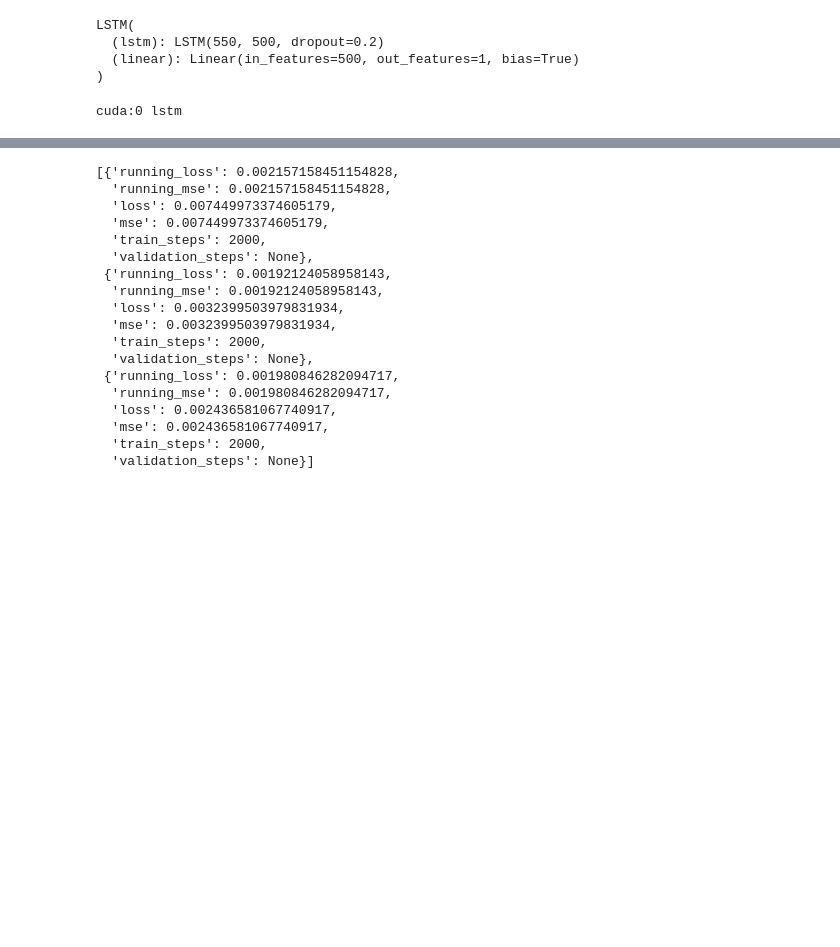
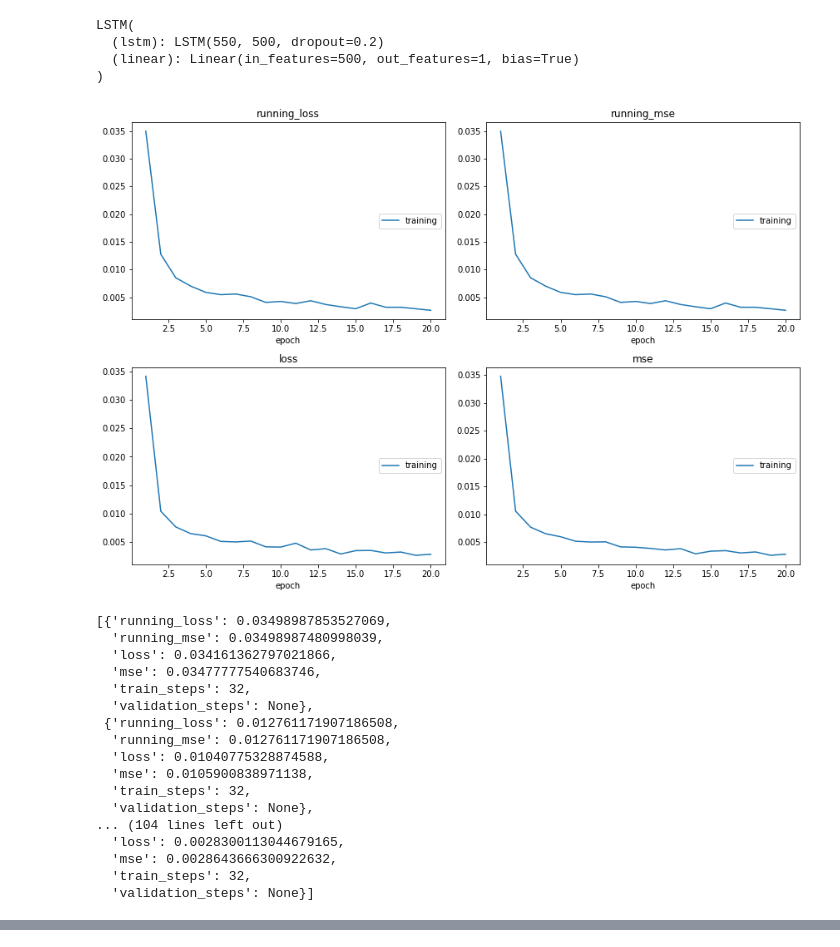
Before and after one commit to FrankWJW/MSc-dissertation, a Jupyter notebook: predictor.ipynb, the cells around one changed output, grey strips where cells are left out. Drawn from its saved outputs; the diff is of its cells as text; code cells hidden in the pictures; blank space fills up the shorter version.

```diff
--- a/predictor.ipynb
+++ b/predictor.ipynb
@@ -92,9 +92,9 @@ print(X.shape, y.shape)
 from train_test_split import utility_fun
 
 # decide to use which model
-flag = 'lstm'
+flag = '1dconv'
 # %%
-temp = utility_fun([X, y], len_of_trainset = 2000, time_interval = 50, batch_size=1)
+temp = utility_fun([X, y], len_of_trainset = 2000, time_interval = 50, batch_size=64)
 
 temp.norm('regressor')
 temp.sepera_time_step()
@@ -202,29 +202,50 @@ LSTM(
   (linear): Linear(in_features=500, out_features=1, bias=True)
 )
 # %%
+from torchbearer.callbacks import LiveLossPlot
+
 device = "cuda:0" if torch.cuda.is_available() else "cpu"
 print(device, flag)
 
 
 if flag == 'mlp':
     model = BaselineModel(50*11, 220, 1)
 if flag == '1dconv':
     model = Net()
 if flag == 'lstm':
     model = LSTM(lstm_input_size, h1, batch_size=num_train, output_dim=output_dim, num_layers=num_layers).to(device)
 
 
 # define the loss function and the optimiser
 loss_function = nn.MSELoss()
 
 #classification problem  we use bce loss
 # loss_function = nn.BCELoss()
 optimiser = optim.Adam(model.parameters())
+callbacks = [LiveLossPlot(skip_first=0, fig_path="livelossplot.png")]
 
-trial = Trial(model, optimiser, loss_function, metrics=['loss', 'accuracy']).to(device)
+
+trial = Trial(model, optimiser, loss_function, metrics=['loss', 'accuracy'], callbacks=callbacks).to(device)
 # trial.with_generators(trainloader, test_generator=validateData.view(len(validateData), -1))
 trial.with_generators(trainloader, test_generator=testloader)
-trial.run(epochs=3)
+trial.run(epochs=20)
 # results = trial.evaluate(data_key=torchbearer.TEST_DATA)
 # %% [output]
+[figure, added]
-cuda:0 lstm
+[{'running_loss': 0.03498987853527069,
+  'running_mse': 0.03498987480998039,
+  'loss': 0.034161362797021866,
+  'mse': 0.03477777540683746,
+  'train_steps': 32,
+  'validation_steps': None},
+ {'running_loss': 0.012761171907186508,
+  'running_mse': 0.012761171907186508,
+  'loss': 0.01040775328874588,
+  'mse': 0.0105900838971138,
+  'train_steps': 32,
+  'validation_steps': None},
+... (104 lines left out)
+  'loss': 0.0028300113044679165,
+  'mse': 0.0028643666300922632,
+  'train_steps': 32,
+  'validation_steps': None}]
@@ -234,19 +252 @@ cuda:0 lstm
-[{'running_loss': 0.002157158451154828,
-  'running_mse': 0.002157158451154828,
-  'loss': 0.007449973374605179,
-  'mse': 0.007449973374605179,
-  'train_steps': 2000,
-  'validation_steps': None},
- {'running_loss': 0.00192124058958143,
-  'running_mse': 0.00192124058958143,
-  'loss': 0.0032399503979831934,
-  'mse': 0.0032399503979831934,
-  'train_steps': 2000,
-  'validation_steps': None},
- {'running_loss': 0.001980846282094717,
-  'running_mse': 0.001980846282094717,
-  'loss': 0.002436581067740917,
-  'mse': 0.002436581067740917,
-  'train_steps': 2000,
-  'validation_steps': None}]
 # %%
```
Also changed, not shown: parts of 5 cells of this notebook, 6 other files.
